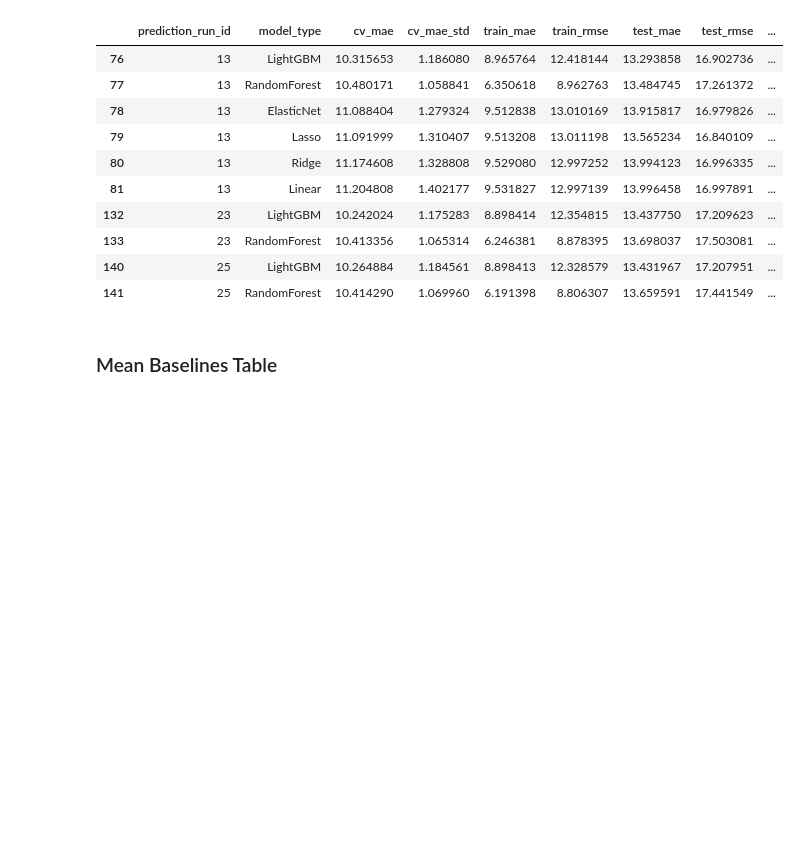
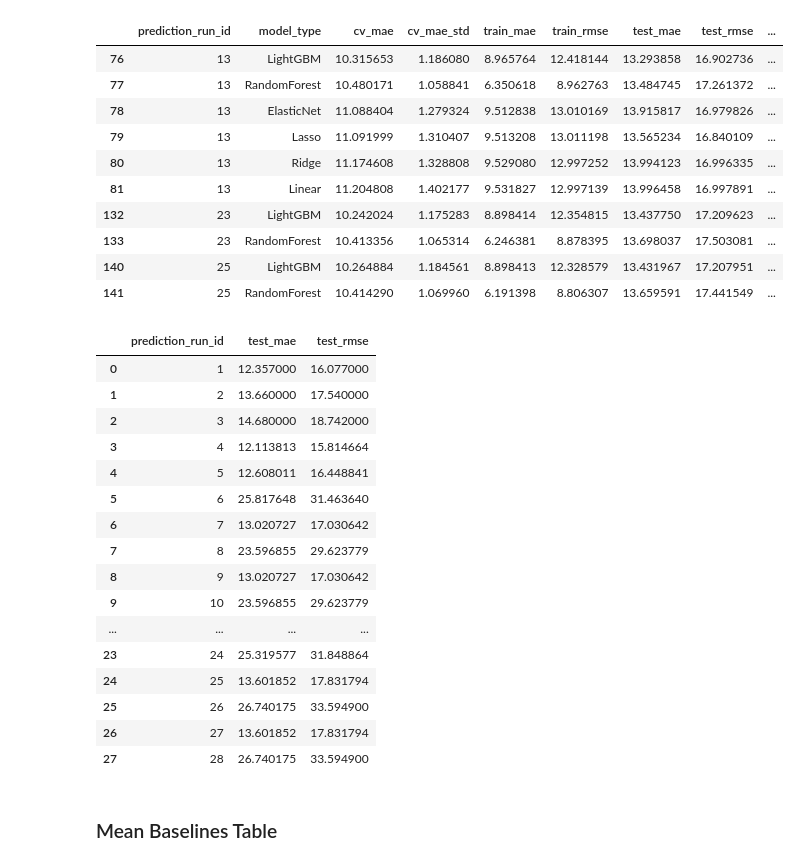
Before and after one commit to jguptil1/F1Fantasy, a Jupyter notebook: src/ingestion/database_testing.ipynb, the cells around one changed output. Cells and saved outputs as stored; diff of their text form; code cells hidden in the pictures; blank space fills up the shorter version.

```diff
--- a/src/ingestion/database_testing.ipynb
+++ b/src/ingestion/database_testing.ipynb
@@ -2640,6 +2639,35 @@ mp_13_23_25
 | 133 | 23 | RandomForest | 10.413356 | 1.065314 | 6.246381 | 8.878395 | 13.698037 | 17.503081 | ... |
 | 140 | 25 | LightGBM | 10.264884 | 1.184561 | 8.898413 | 12.328579 | 13.431967 | 17.207951 | ... |
 | 141 | 25 | RandomForest | 10.414290 | 1.069960 | 6.191398 | 8.806307 | 13.659591 | 17.441549 | ... |
+# %%
+def fnb():
+    with duckdb.connect(DATABASE_PATH, read_only=True) as con:
+        result = con.execute("""
+            SELECT *
+            FROM fact_niave_baselines
+        """).df()
+    return result
+
+fnb_result = fnb()
+fnb_result
+# %% [output]
+|  | prediction_run_id | test_mae | test_rmse |
+| 0 | 1 | 12.357000 | 16.077000 |
+| 1 | 2 | 13.660000 | 17.540000 |
+| 2 | 3 | 14.680000 | 18.742000 |
+| 3 | 4 | 12.113813 | 15.814664 |
+| 4 | 5 | 12.608011 | 16.448841 |
+| 5 | 6 | 25.817648 | 31.463640 |
+| 6 | 7 | 13.020727 | 17.030642 |
+| 7 | 8 | 23.596855 | 29.623779 |
+| 8 | 9 | 13.020727 | 17.030642 |
+| 9 | 10 | 23.596855 | 29.623779 |
+| ... | ... | ... | ... |
+| 23 | 24 | 25.319577 | 31.848864 |
+| 24 | 25 | 13.601852 | 17.831794 |
+| 25 | 26 | 26.740175 | 33.594900 |
+| 26 | 27 | 13.601852 | 17.831794 |
+| 27 | 28 | 26.740175 | 33.594900 |
 # %% [markdown]
 ### Mean Baselines Table
 # %%
```
Also changed, not shown: parts of 16 cells of this notebook, 3 other files.
